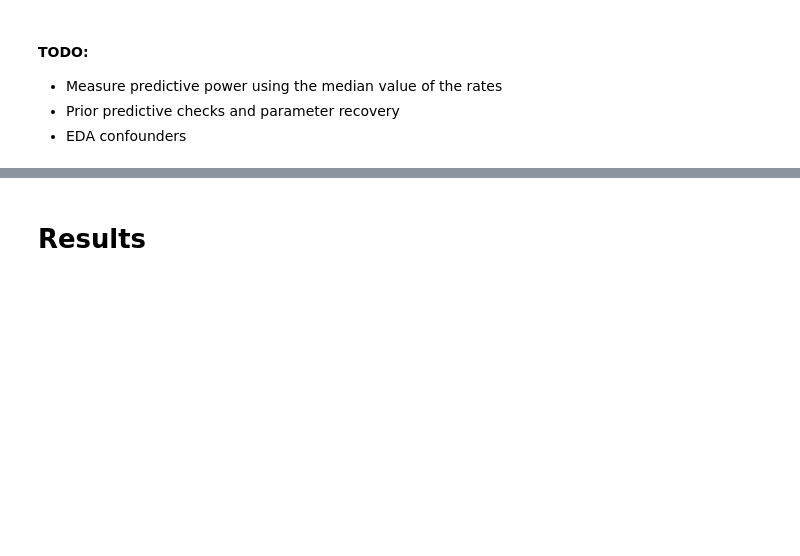
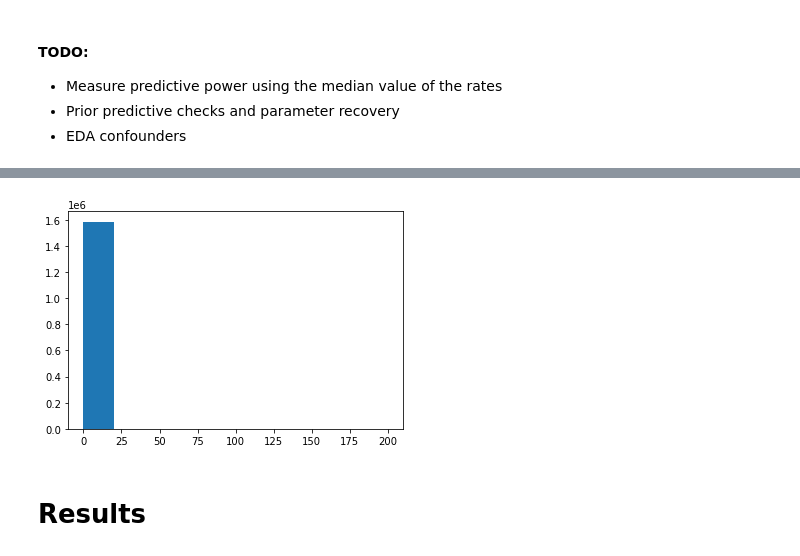
Before and after one commit to RaulPL/deconfounded_recommender, a Jupyter notebook: dec_recommender.ipynb, the cells around one changed output, grey strips where cells are left out. Drawn from its saved outputs; the diff is of its cells as text; code cells hidden in the pictures; blank space fills up the shorter version.

```diff
--- a/dec_recommender.ipynb
+++ b/dec_recommender.ipynb
@@ -390,0 +503,4 @@ posterior_samples = mcmc.get_samples()
+# %%
+plt.hist(posterior_samples[0, ...].flatten());
+# %% [output]
+[figure, added]
```
Also changed, not shown: parts of 19 cells of this notebook.
